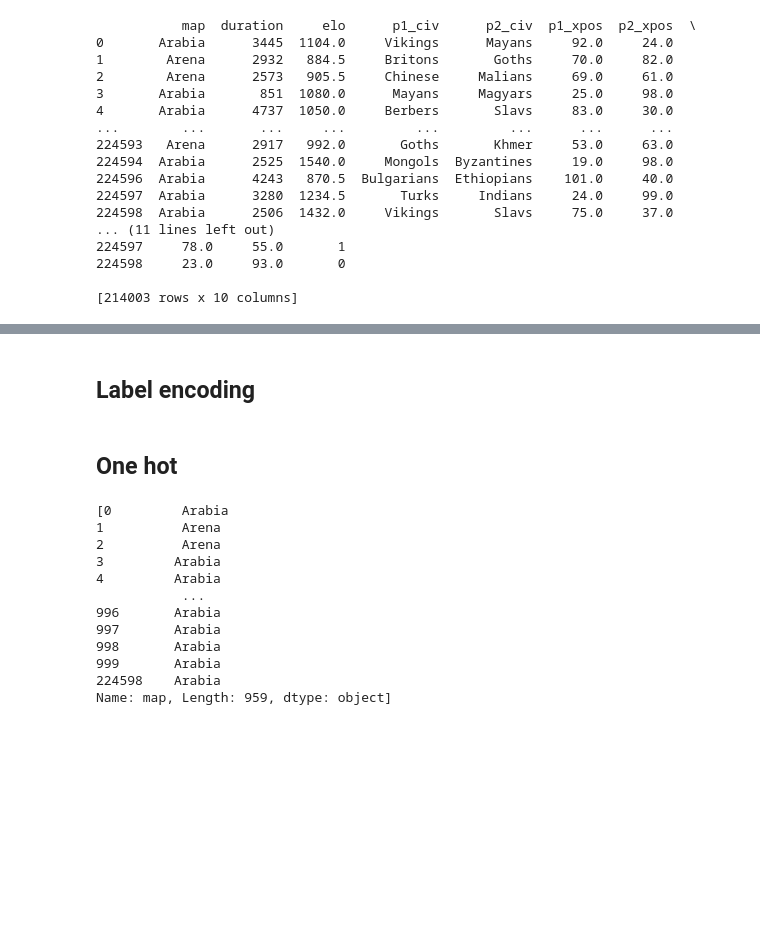
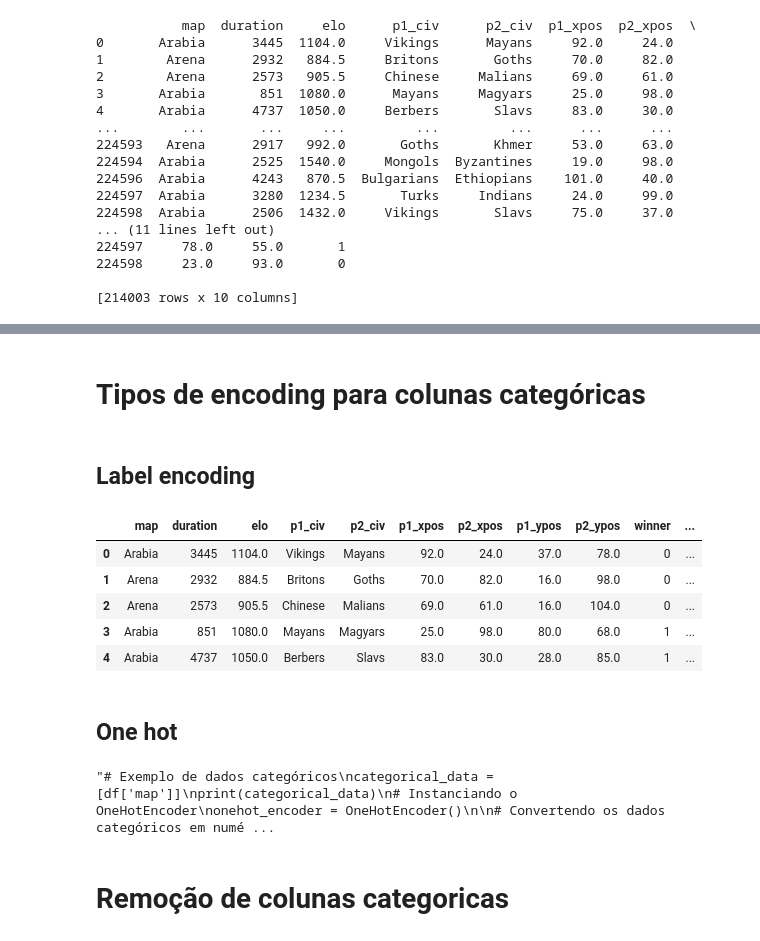
Before and after one commit to FlamingoLindo/UMC-Age-of-Empires-2, a Jupyter notebook: teste_age_of_empires.ipynb, the cells around one changed output, grey strips where cells are left out. Drawn from its saved outputs; the diff is of its cells as text; code cells hidden in the pictures; blank space fills up the shorter version.

```diff
--- a/teste_age_of_empires.ipynb
+++ b/teste_age_of_empires.ipynb
@@ -129,22 +160,29 @@ print(df)
+# %% [markdown]
+# Tipos de encoding para colunas categóricas
 # %% [markdown]
 ## Label encoding
 # %%
-# le_map = LabelEncoder()
 
-# df['map_encoded'] = le_map.fit_transform(df['map'])
+le_map = LabelEncoder()
+df['map_encoded'] = le_map.fit_transform(df['map'])
+le_civ = LabelEncoder()
 
+df['p1_civ_encoded'] = le_civ.fit_transform(df['p1_civ'])
+le_civ2 = LabelEncoder()
 
-# le_civ = LabelEncoder()
-# df['p1_civ_encoded'] = le_civ.fit_transform(df['p1_civ'])
-
-# le_civ2 = LabelEncoder()
-# df['p2_civ_encoded'] = le_civ2.fit_transform(df['p2_civ'])
-
-# df.head()
+df['p2_civ_encoded'] = le_civ2.fit_transform(df['p2_civ'])
+df.head()
+# %% [output]
+|  | map | duration | elo | p1_civ | p2_civ | p1_xpos | p2_xpos | p1_ypos | p2_ypos | winner | ... |
+| 0 | Arabia | 3445 | 1104.0 | Vikings | Mayans | 92.0 | 24.0 | 37.0 | 78.0 | 0 | ... |
+| 1 | Arena | 2932 | 884.5 | Britons | Goths | 70.0 | 82.0 | 16.0 | 98.0 | 0 | ... |
+| 2 | Arena | 2573 | 905.5 | Chinese | Malians | 69.0 | 61.0 | 16.0 | 104.0 | 0 | ... |
+| 3 | Arabia | 851 | 1080.0 | Mayans | Magyars | 25.0 | 98.0 | 80.0 | 68.0 | 1 | ... |
+| 4 | Arabia | 4737 | 1050.0 | Berbers | Slavs | 83.0 | 30.0 | 28.0 | 85.0 | 1 | ... |
 # %% [markdown]
 ## One hot
 # %%
-# Exemplo de dados categóricos
+"""# Exemplo de dados categóricos
 categorical_data = [df['map']]
 print(categorical_data)
 # Instanciando o OneHotEncoder
@@ -155,20 +193,11 @@ numeric_data = onehot_encoder.fit_transform(categorical_data)
 
 # Exibindo os resultados
 # print('One-Hot Encoding:\n', numeric_data)
-# df.head()
+# df.head()"""
 # %% [output]
-[0         Arabia
-1          Arena
-2          Arena
-3         Arabia
-4         Arabia
-           ...
-996       Arabia
-997       Arabia
-998       Arabia
-999       Arabia
-224598    Arabia
-Name: map, Length: 959, dtype: object]
+"# Exemplo de dados categóricos\ncategorical_data = [df['map']]\nprint(categorical_data)\n# Instanciando o OneHotEncoder\nonehot_encoder = OneHotEncoder()\n\n# Convertendo os dados categóricos em numé ...
+# %% [markdown]
+# Remoção de colunas categoricas
 # %%
 df.drop(['map', 'p1_civ', 'p2_civ'], axis=1, inplace=True)
 df.head()
```
Also changed, not shown: parts of 33 cells of this notebook.
